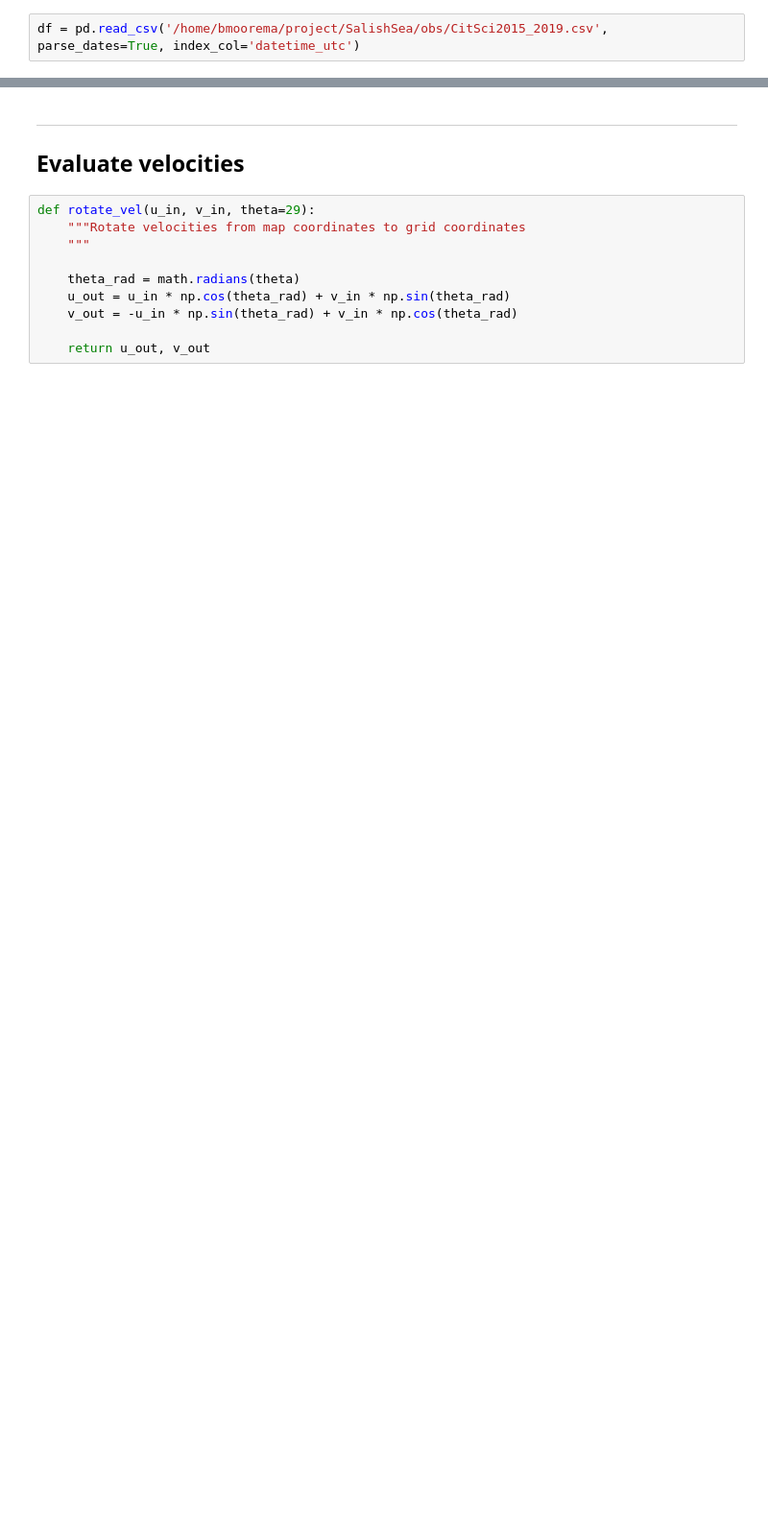
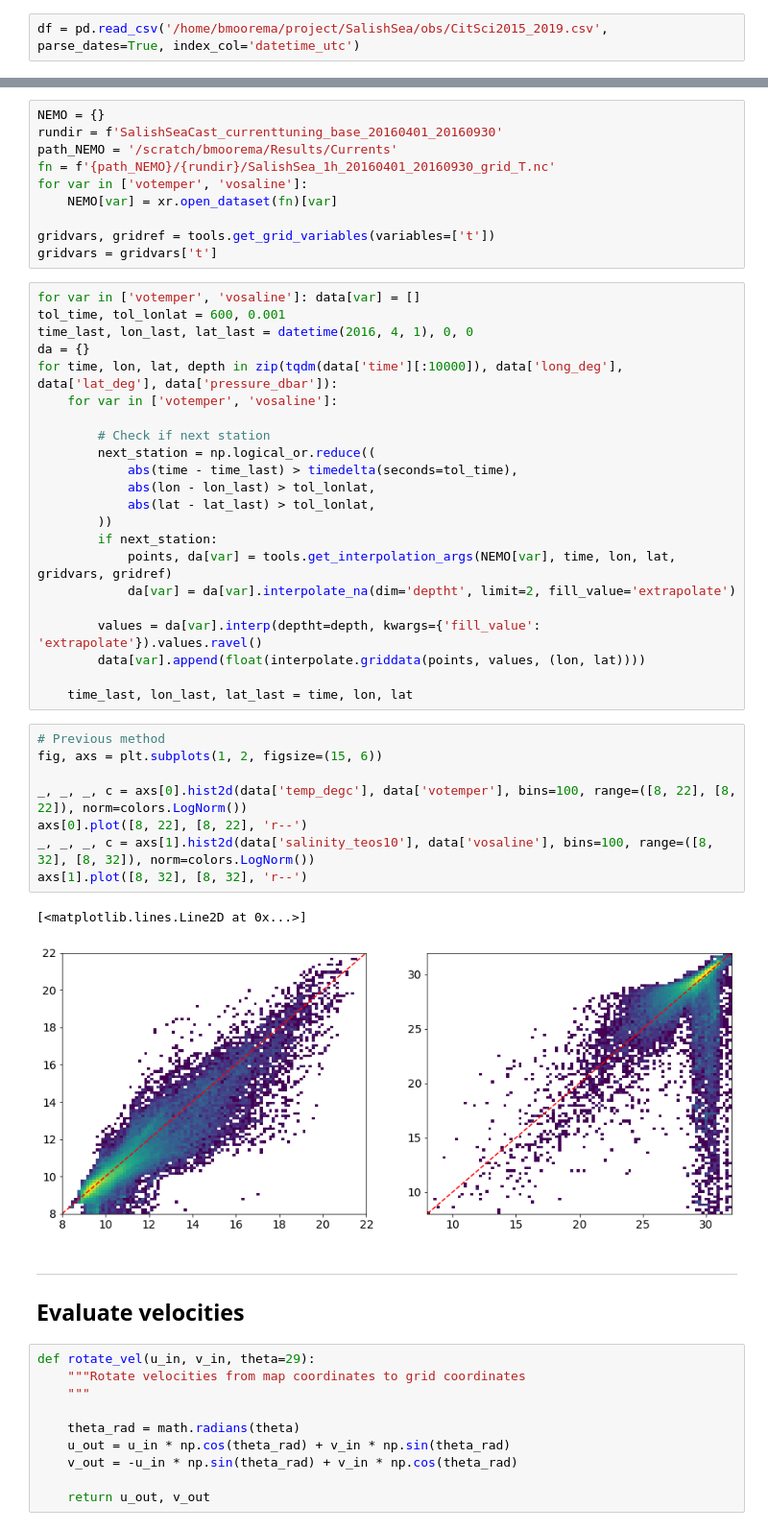
Before and after one commit to SalishSeaCast/analysis-ben, a Jupyter notebook: notebooks/graham/evaluation.ipynb, the cells around one changed output, grey strips where cells are left out. Shown at 96% size. Cells and saved outputs as stored; diff of their text form; blank space fills up the shorter version.

```diff
--- a/notebooks/graham/evaluation.ipynb
+++ b/notebooks/graham/evaluation.ipynb
@@ -57,3 +36,46 @@ def main_routine(
+# %%
+NEMO = {}
+rundir = f'SalishSeaCast_currenttuning_base_20160401_20160930'
+path_NEMO = '/scratch/bmoorema/Results/Currents'
+fn = f'{path_NEMO}/{rundir}/SalishSea_1h_20160401_20160930_grid_T.nc'
+for var in ['votemper', 'vosaline']:
+    NEMO[var] = xr.open_dataset(fn)[var]
+
+gridvars, gridref = tools.get_grid_variables(variables=['t'])
+gridvars = gridvars['t']
+# %%
+for var in ['votemper', 'vosaline']: data[var] = []
+tol_time, tol_lonlat = 600, 0.001
+time_last, lon_last, lat_last = datetime(2016, 4, 1), 0, 0
+da = {}
+for time, lon, lat, depth in zip(tqdm(data['time'][:10000]), data['long_deg'], data['lat_deg'], data['pressure_dbar']):
+    for var in ['votemper', 'vosaline']:
+
+        # Check if next station
+        next_station = np.logical_or.reduce((
+            abs(time - time_last) > timedelta(seconds=tol_time),
+            abs(lon - lon_last) > tol_lonlat,
+            abs(lat - lat_last) > tol_lonlat,
+        ))
+        if next_station:
+            points, da[var] = tools.get_interpolation_args(NEMO[var], time, lon, lat, gridvars, gridref)
+            da[var] = da[var].interpolate_na(dim='deptht', limit=2, fill_value='extrapolate')
+
+        values = da[var].interp(deptht=depth, kwargs={'fill_value': 'extrapolate'}).values.ravel()
+        data[var].append(float(interpolate.griddata(points, values, (lon, lat))))
+
+    time_last, lon_last, lat_last = time, lon, lat
+# %%
+# Previous method
+fig, axs = plt.subplots(1, 2, figsize=(15, 6))
+
+_, _, _, c = axs[0].hist2d(data['temp_degc'], data['votemper'], bins=100, range=([8, 22], [8, 22]), norm=colors.LogNorm())
+axs[0].plot([8, 22], [8, 22], 'r--')
+_, _, _, c = axs[1].hist2d(data['salinity_teos10'], data['vosaline'], bins=100, range=([8, 32], [8, 32]), norm=colors.LogNorm())
+axs[1].plot([8, 32], [8, 32], 'r--')
+# %% [output]
+[<matplotlib.lines.Line2D at 0x...>]
+[figure, added]
 # %% [markdown]
 ***
 
```
Also changed, not shown: parts of 6 cells of this notebook.
